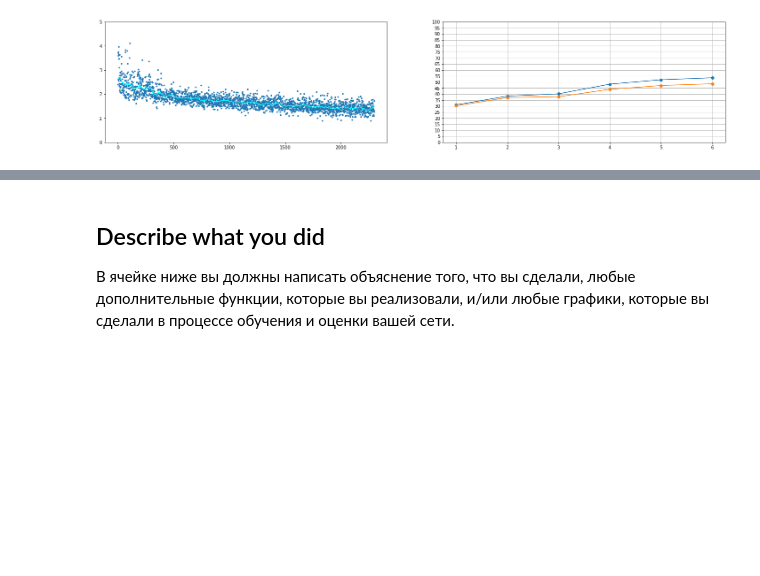
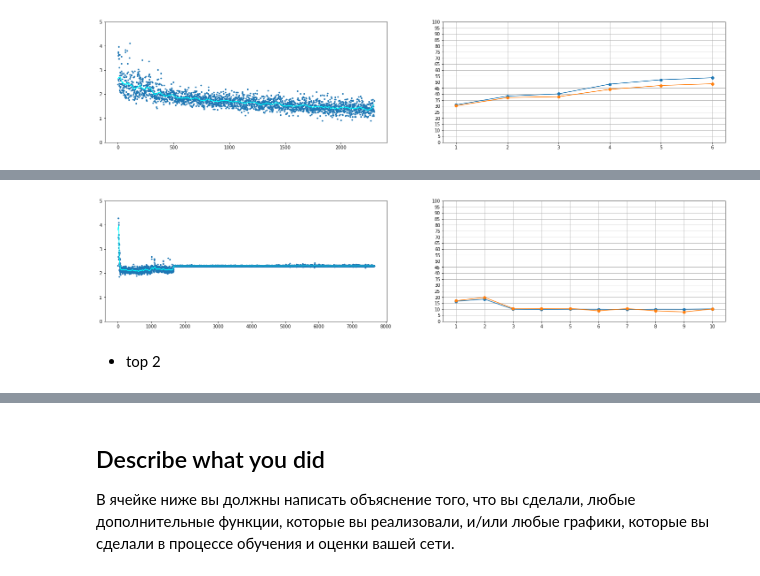
Before and after one commit to exp20/cs231n, a Jupyter notebook: assignment2/PyTorch.ipynb, the cells around one changed output, grey strips where cells are left out. Drawn from its saved outputs; the diff is of its cells as text; code cells hidden in the pictures; blank space fills up the shorter version.

```diff
--- a/assignment2/PyTorch.ipynb
+++ b/assignment2/PyTorch.ipynb
@@ -1730,0 +1752,8 @@ def plot_model_history(loss_history, train_acc_history, val_acc_history):
+# %%
+random_gridsearch_loader_train_2 = DataLoader(no_prenormalization_cifar10_train, batch_size=64,
+                          sampler=sampler.SubsetRandomSampler(range(int(NUM_TRAIN*0.5)))) #  SubsetRandomSampler() Выбирает элементы случайным образом из заданного списка индексов без замены. Данные перемешиваются.
+                          # без замены значит элемент выборки не будет встречаться более одного раза для 1ой эпохи
+
+loader_check_train_acc_2 = DataLoader(no_prenormalization_cifar10_train, batch_size = 64, sampler = sampler.SubsetRandomSampler(range(int(NUM_TRAIN*0.2))))
+my_loader_val = DataLoader(no_prenormalization_cifar10_val, batch_size=64,
+                        sampler=sampler.SubsetRandomSampler(range(NUM_TRAIN, 50000)))# 1к для валидации
@@ -1730,0 +1762,9 @@ def plot_model_history(loss_history, train_acc_history, val_acc_history):
+# %%
+arch_type = 1
+N = 4
+M = 1
+num_conv_filters = [32, 128, 128, 128]
+fc_h_sizes = [2000]
+fc_downscale = 0.25
+model_top1_arch1_params = [arch_type, N, M, num_conv_filters, fc_h_sizes, fc_downscale]
+model_top1_arch1_info = random_search_loop_part2(model_top1_arch1_params, random_gridsearch_loader_train_2, my_loader_val, loader_check_train_acc_2,  num_iter = 15, train_epochs = 10)
@@ -1730,0 +1787,9 @@ def plot_model_history(loss_history, train_acc_history, val_acc_history):
+# %%
+'''
+with open('/content/drive/My Drive/{}'.format(FOLDERNAME)+'random_search_top1_arch1.pkl', 'wb') as f:
+    pickle.dump(model_top1_arch1_info, f)
+'''
+# %%
+model_top1_arch1_info = None
+with open('/content/drive/My Drive/{}'.format(FOLDERNAME)+'random_search_top1_arch1.pkl', 'rb') as f:
+    model_top1_arch1_info  = pickle.load(f)
@@ -1730,0 +1821,10 @@ def plot_model_history(loss_history, train_acc_history, val_acc_history):
+# %%
+loss_history1 = model_top1_arch1_info[list(model_top1_arch1_info.keys())[1]][-3]
+train_acc_history1 = model_top1_arch1_info[list(model_top1_arch1_info.keys())[1]][-2]
+val_acc_history1 = model_top1_arch1_info[list(model_top1_arch1_info.keys())[1]][-1]
+
+plot_model_history(loss_history1, train_acc_history1, val_acc_history1)
+# %% [output]
+[figure, added]
+# %% [markdown]
+- top 2
```
Also changed, not shown: parts of 38 cells of this notebook, 5 other files.
